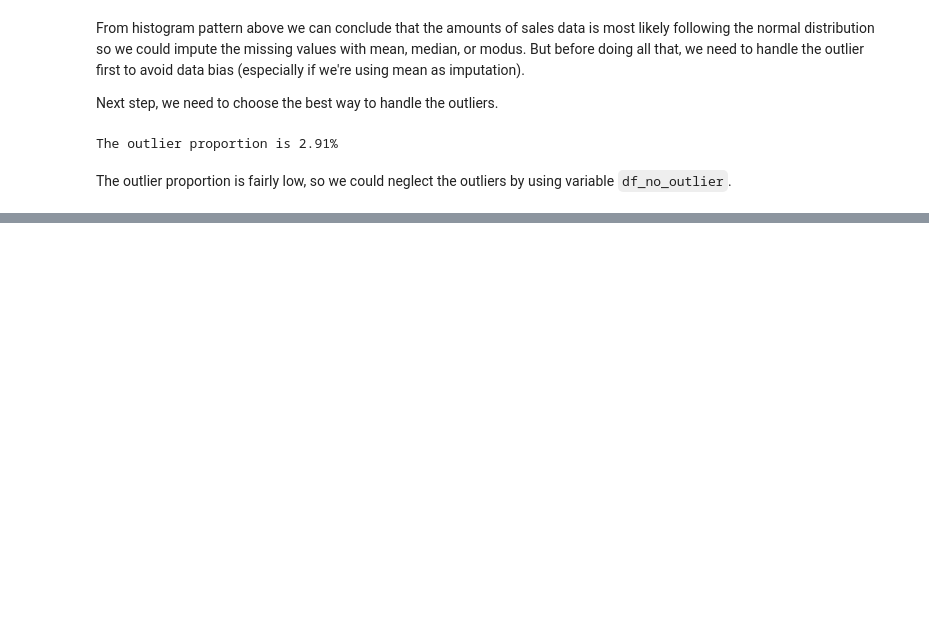
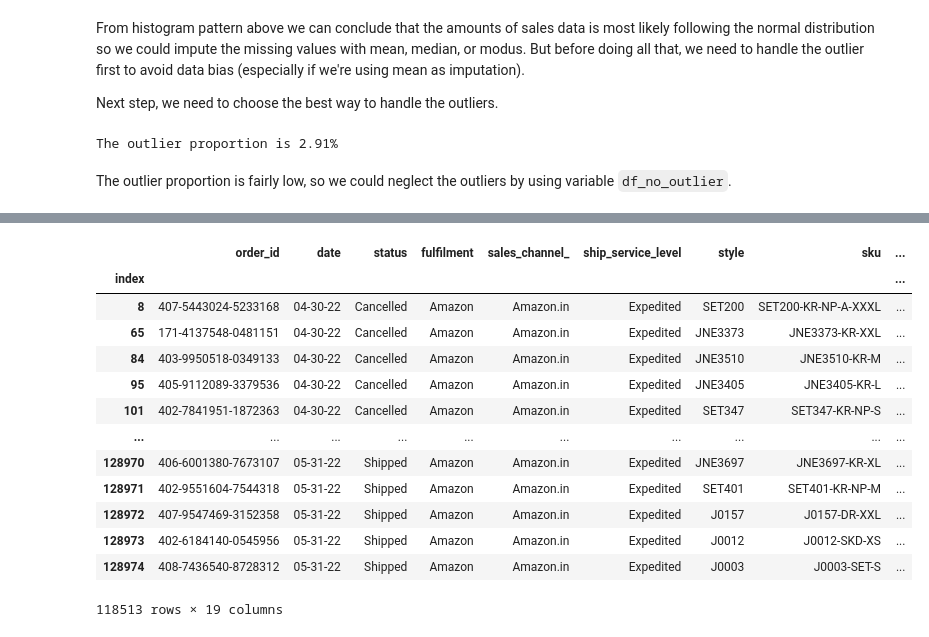
Before and after one commit to alfandysurya2/portfolio, a Jupyter notebook: E-Commerce Data Pipeline with Airflow/notebook/amazon_sale_report_pulling_and_preprocessing_debug.ipynb, the cells around one changed output, grey strips where cells are left out. Cells and saved outputs as stored; diff of their text form; code cells hidden in the pictures; blank space fills up the shorter version.

```diff
--- a/E-Commerce Data Pipeline with Airflow/notebook/amazon_sale_report_pulling_and_preprocessing_debug.ipynb
+++ b/E-Commerce Data Pipeline with Airflow/notebook/amazon_sale_report_pulling_and_preprocessing_debug.ipynb
@@ -279,0 +285,17 @@ dtype: float64
+# %%
+df_fill
+# %% [output]
+|  | order_id | date | status | fulfilment | sales_channel_ | ship_service_level | style | sku | ... |
+| index |  |  |  |  |  |  |  |  | ... |
+| 8 | 407-5443024-5233168 | 04-30-22 | Cancelled | Amazon | Amazon.in | Expedited | SET200 | SET200-KR-NP-A-XXXL | ... |
+| 65 | 171-4137548-0481151 | 04-30-22 | Cancelled | Amazon | Amazon.in | Expedited | JNE3373 | JNE3373-KR-XXL | ... |
+| 84 | 403-9950518-0349133 | 04-30-22 | Cancelled | Amazon | Amazon.in | Expedited | JNE3510 | JNE3510-KR-M | ... |
+| 95 | 405-9112089-3379536 | 04-30-22 | Cancelled | Amazon | Amazon.in | Expedited | JNE3405 | JNE3405-KR-L | ... |
+| 101 | 402-7841951-1872363 | 04-30-22 | Cancelled | Amazon | Amazon.in | Expedited | SET347 | SET347-KR-NP-S | ... |
+| ... | ... | ... | ... | ... | ... | ... | ... | ... | ... |
+| 128970 | 406-6001380-7673107 | 05-31-22 | Shipped | Amazon | Amazon.in | Expedited | JNE3697 | JNE3697-KR-XL | ... |
+| 128971 | 402-9551604-7544318 | 05-31-22 | Shipped | Amazon | Amazon.in | Expedited | SET401 | SET401-KR-NP-M | ... |
+| 128972 | 407-9547469-3152358 | 05-31-22 | Shipped | Amazon | Amazon.in | Expedited | J0157 | J0157-DR-XXL | ... |
+| 128973 | 402-6184140-0545956 | 05-31-22 | Shipped | Amazon | Amazon.in | Expedited | J0012 | J0012-SKD-XS | ... |
+| 128974 | 408-7436540-8728312 | 05-31-22 | Shipped | Amazon | Amazon.in | Expedited | J0003 | J0003-SET-S | ... |
+118513 rows × 19 columns
```
Also changed, not shown: parts of 7 cells of this notebook, 47 other files.
